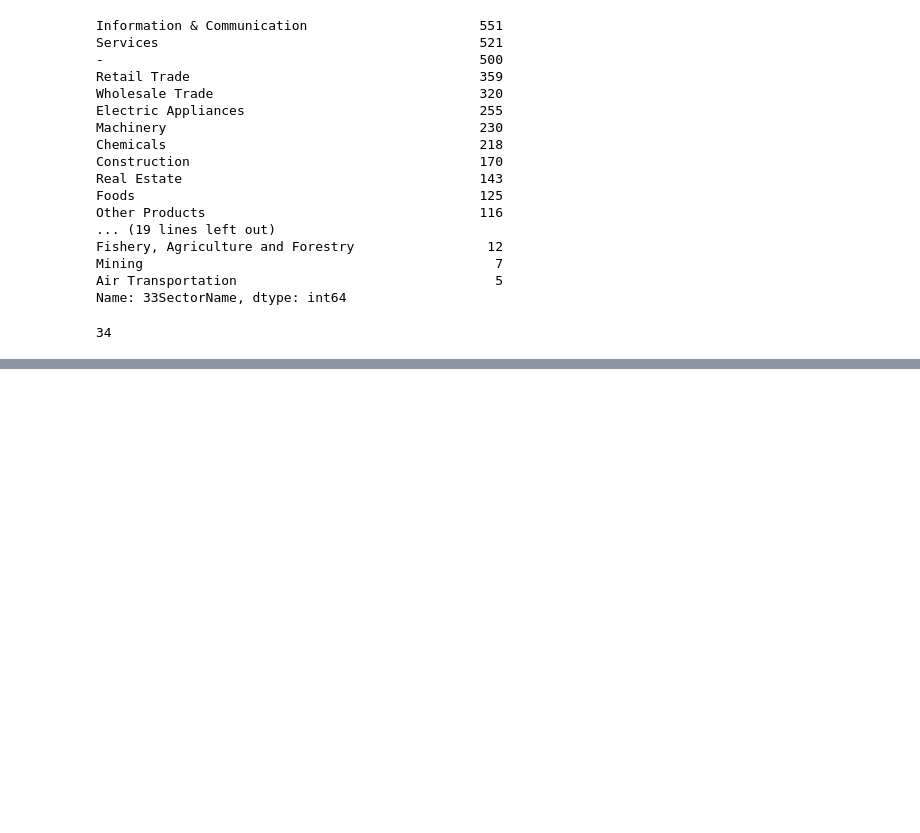
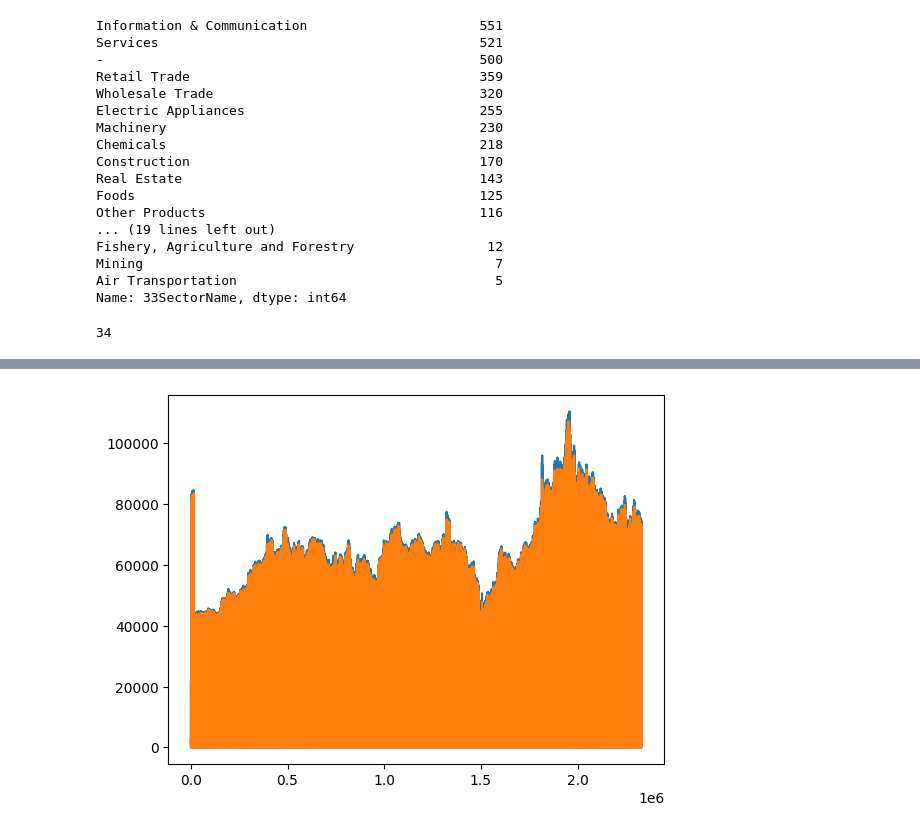
Before and after one commit to NimishLingesh/stock-prediction, a Jupyter notebook: Nimish Lingesh/data_exploration.ipynb, the cells around one changed output, grey strips where cells are left out. Drawn from its saved outputs; the diff is of its cells as text; code cells hidden in the pictures; blank space fills up the shorter version.

Commit message:
Exploring the stock prices pattern

```diff
--- a/Nimish Lingesh/data_exploration.ipynb
+++ b/Nimish Lingesh/data_exploration.ipynb
@@ -114,3 +116,7 @@ Name: 33SectorName, dtype: int64
 len(df['33SectorName'].value_counts())
 # %% [output]
 34
+# %%
+# Exploring the stock price data
+stock_prices = pd.read_csv("../stock_prices.csv")
+stock_prices.head()
@@ -116,0 +130,6 @@ len(df['33SectorName'].value_counts())
+# %%
+plt.plot(stock_prices['High'])
+plt.plot(stock_prices['Low'])
+plt.show()
+# %% [output]
+[figure, added]
```
Also changed, not shown: parts of 11 cells of this notebook, 1 other file.
